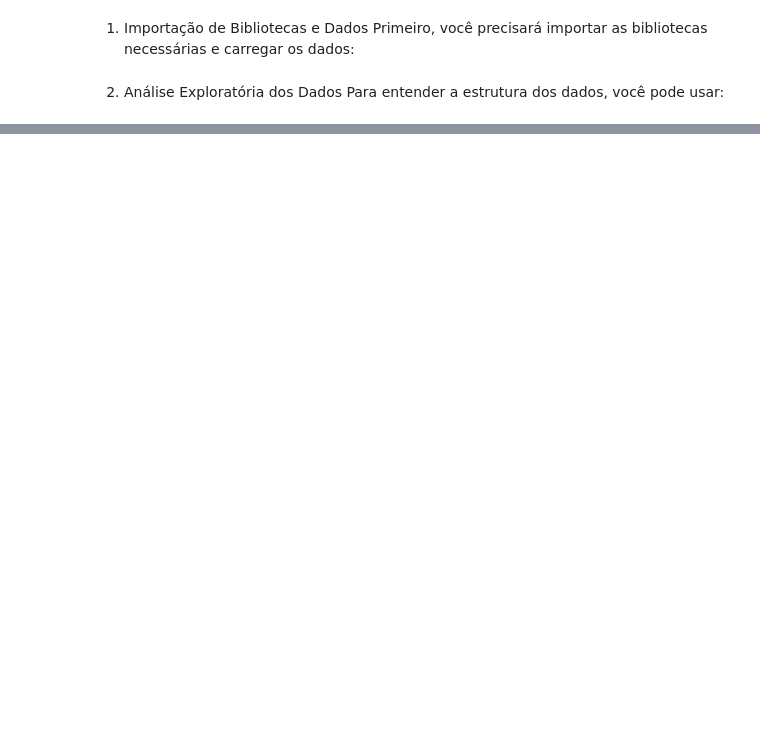
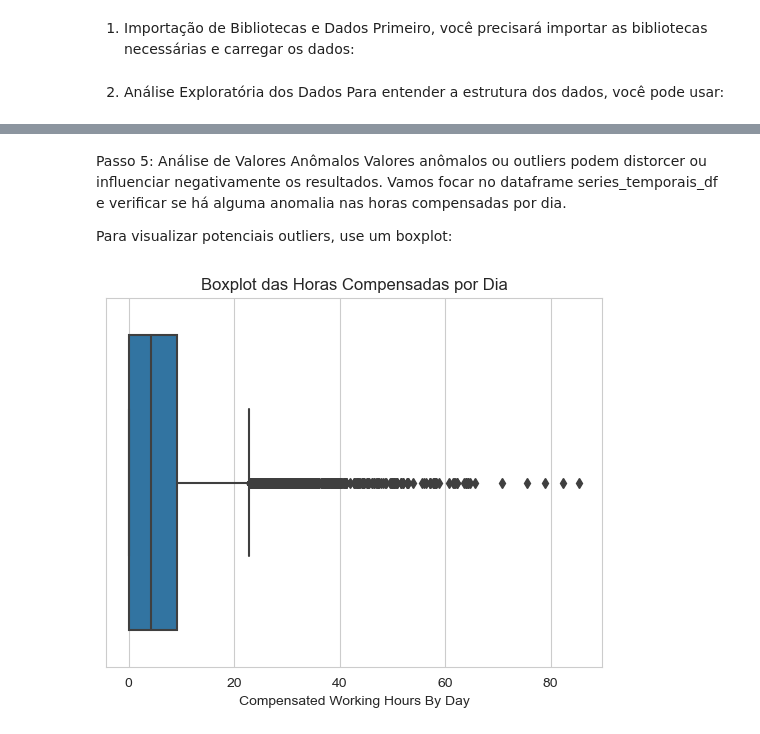
Before and after one commit to jorgelpbarretob/Master-Sirius, a Jupyter notebook: Módulo 3 - Design de Experimentos e Deep Learning/Desafio Volvo/Volto_Jorge.ipynb, the cells around one changed output, grey strips where cells are left out. Cells and saved outputs as stored; diff of their text form; code cells hidden in the pictures; blank space fills up the shorter version.

```diff
--- a/Módulo 3 - Design de Experimentos e Deep Learning/Desafio Volvo/Volto_Jorge.ipynb
+++ b/Módulo 3 - Design de Experimentos e Deep Learning/Desafio Volvo/Volto_Jorge.ipynb
@@ -45,0 +100,11 @@ memory usage: 3.6+ MB
+# %% [markdown]
+Passo 5: Análise de Valores Anômalos
+Valores anômalos ou outliers podem distorcer ou influenciar negativamente os resultados. Vamos focar no dataframe series_temporais_df e verificar se há alguma anomalia nas horas compensadas por dia.
+
+Para visualizar potenciais outliers, use um boxplot:
+# %%
+sns.boxplot(data=series_temporais_df, x='Compensated Working Hours By Day')
+plt.title('Boxplot das Horas Compensadas por Dia')
+plt.show()
+# %% [output]
+[figure, added]
```
Also changed, not shown: parts of 42 cells of this notebook.
